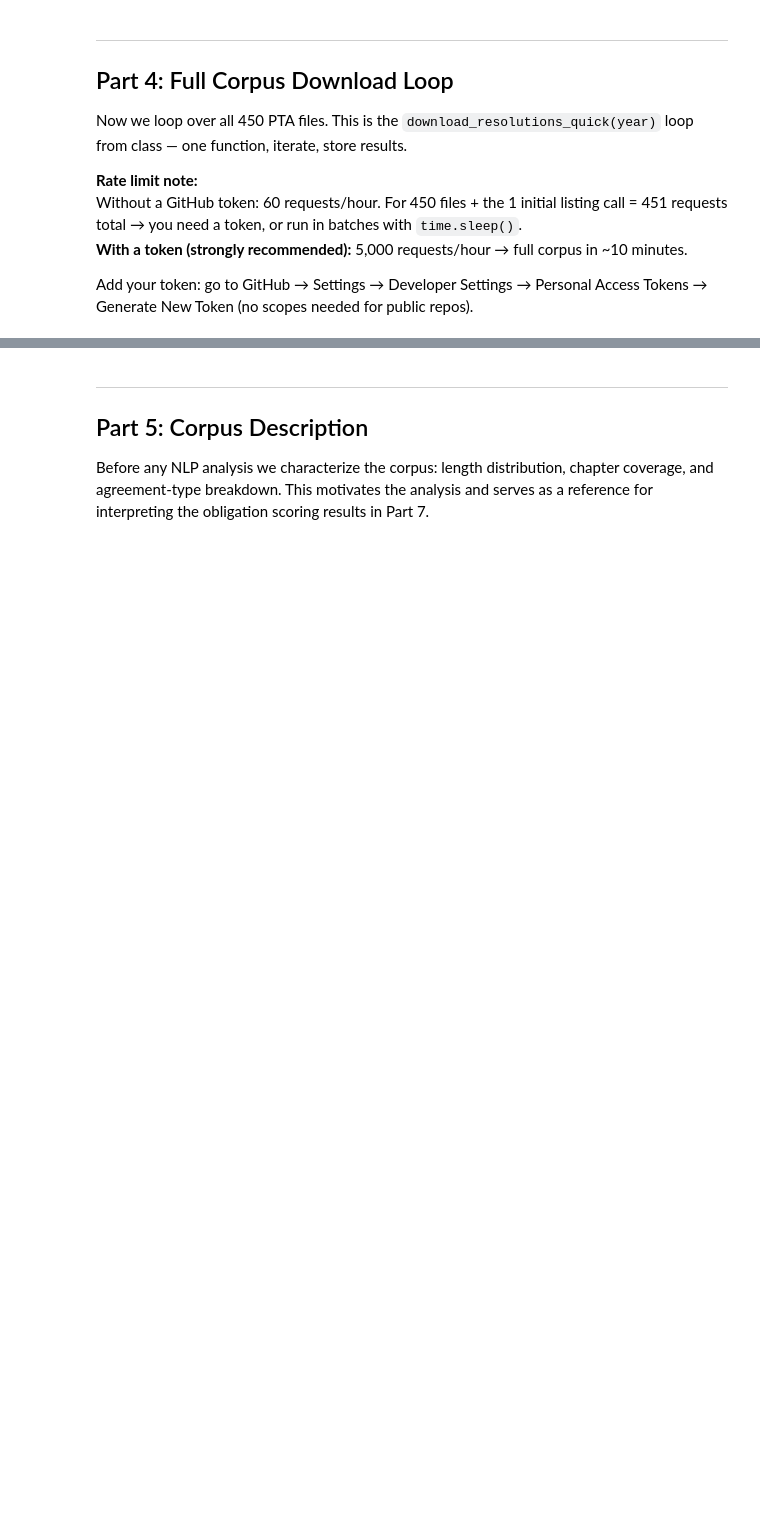
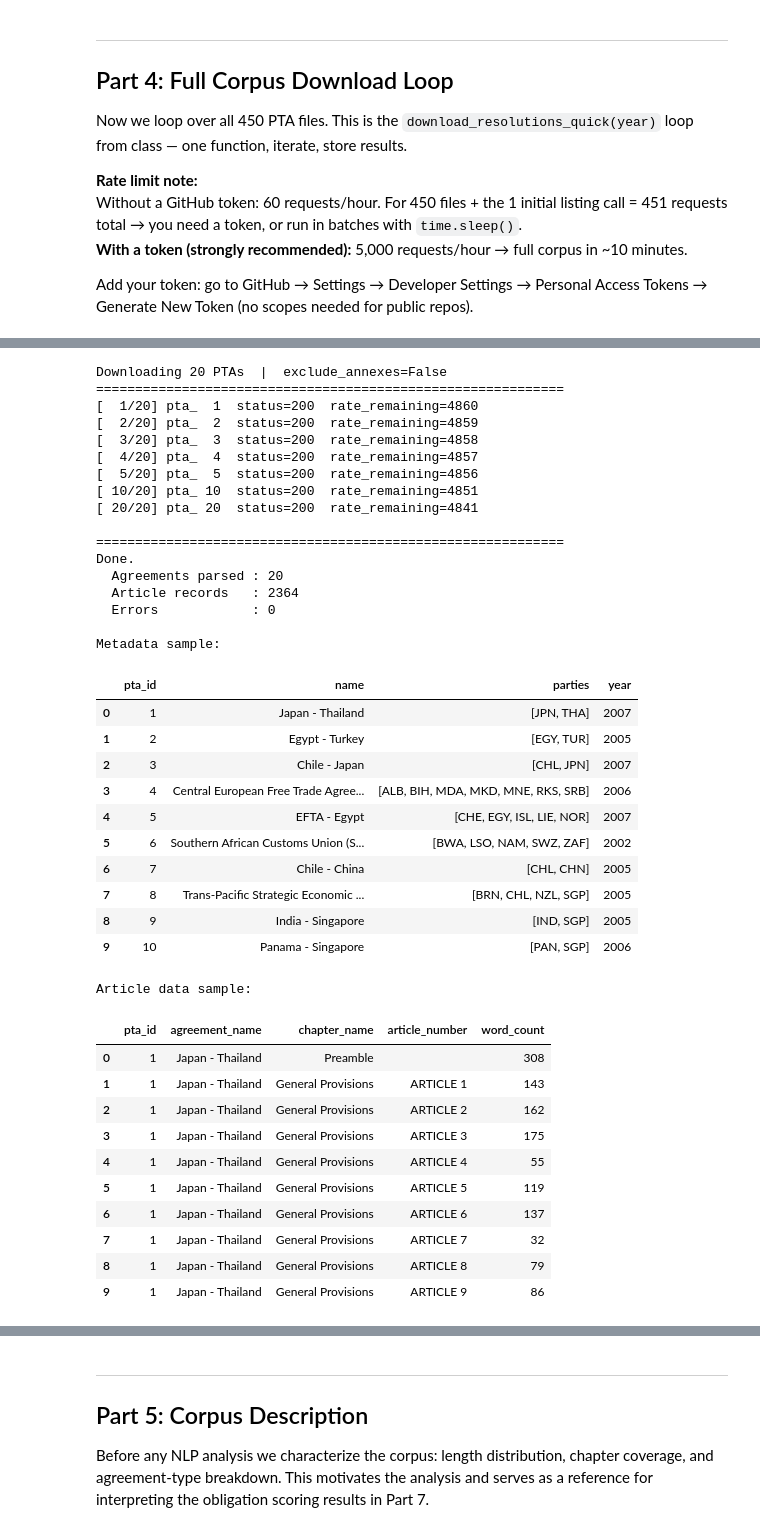
Before and after one commit to jillianhunter013/NLP_Final, a Jupyter notebook: nb_v3.ipynb, the cells around one changed output, grey strips where cells are left out. Saved outputs shown, nothing was run; the diff lists cells and outputs as text; code cells hidden in the pictures; blank space fills up the shorter version.

```diff
--- a/nb_v3.ipynb
+++ b/nb_v3.ipynb
@@ -556,35 +662,76 @@ print("Function defined.")
 
 df_meta_pilot, df_articles_pilot, errors_pilot = download_tota_corpus(
     xml_files_sorted,
-    max_ptas=None,     # change to None for full corpus (needs GitHub token)
+    max_ptas=20,     # change to None for full corpus (needs GitHub token)
     sleep=0.8,
     save_xml=True
 )
 
 print("\nMetadata sample:")
 display(df_meta_pilot[['pta_id', 'name', 'parties', 'year']].head(10))
 
 print("\nArticle data sample:")
 if len(df_articles_pilot) > 0:
     display(df_articles_pilot[['pta_id', 'agreement_name', 'chapter_name',
                                 'article_number', 'word_count']].head(10))
 else:
     print("\n⚠ df_articles is empty — inspecting raw XML structure:")
     sample_files = [f for f in os.listdir(OUTPUT_DIR) if f.endswith('.xml')]
     if sample_files:
         sample_path = os.path.join(OUTPUT_DIR, sorted(sample_files)[0])
         with open(sample_path, encoding='utf-8') as fh:
             raw = fh.read()
         root_dbg = ET.fromstring(raw)
         for child in root_dbg:
             grandchildren = list(child)
             for gc in grandchildren[:3]:
                 ggc = list(gc)
                 print(f"  <{child.tag}> → <{gc.tag}> attrs={gc.attrib}")
                 for ggc_el in ggc[:3]:
                     print(f"    <{ggc_el.tag}> text={repr(ggc_el.text)[:60]}")
     else:
         print("  No XML files in rta_texts/ — check rate limits above.")
+# %% [output]
+Downloading 20 PTAs  |  exclude_annexes=False
+============================================================
+[  1/20] pta_  1  status=200  rate_remaining=4860
+[  2/20] pta_  2  status=200  rate_remaining=4859
+[  3/20] pta_  3  status=200  rate_remaining=4858
+[  4/20] pta_  4  status=200  rate_remaining=4857
+[  5/20] pta_  5  status=200  rate_remaining=4856
+[ 10/20] pta_ 10  status=200  rate_remaining=4851
+[ 20/20] pta_ 20  status=200  rate_remaining=4841
+
+============================================================
+Done.
+  Agreements parsed : 20
+  Article records   : 2364
+  Errors            : 0
+
+Metadata sample:
+|  | pta_id | name | parties | year |
+| 0 | 1 | Japan - Thailand | [JPN, THA] | 2007 |
+| 1 | 2 | Egypt - Turkey | [EGY, TUR] | 2005 |
+| 2 | 3 | Chile - Japan | [CHL, JPN] | 2007 |
+| 3 | 4 | Central European Free Trade Agree... | [ALB, BIH, MDA, MKD, MNE, RKS, SRB] | 2006 |
+| 4 | 5 | EFTA - Egypt | [CHE, EGY, ISL, LIE, NOR] | 2007 |
+| 5 | 6 | Southern African Customs Union (S... | [BWA, LSO, NAM, SWZ, ZAF] | 2002 |
+| 6 | 7 | Chile - China | [CHL, CHN] | 2005 |
+| 7 | 8 | Trans-Pacific Strategic Economic ... | [BRN, CHL, NZL, SGP] | 2005 |
+| 8 | 9 | India - Singapore | [IND, SGP] | 2005 |
+| 9 | 10 | Panama - Singapore | [PAN, SGP] | 2006 |
+Article data sample:
+|  | pta_id | agreement_name | chapter_name | article_number | word_count |
+| 0 | 1 | Japan - Thailand | Preamble |  | 308 |
+| 1 | 1 | Japan - Thailand | General Provisions | ARTICLE 1 | 143 |
+| 2 | 1 | Japan - Thailand | General Provisions | ARTICLE 2 | 162 |
+| 3 | 1 | Japan - Thailand | General Provisions | ARTICLE 3 | 175 |
+| 4 | 1 | Japan - Thailand | General Provisions | ARTICLE 4 | 55 |
+| 5 | 1 | Japan - Thailand | General Provisions | ARTICLE 5 | 119 |
+| 6 | 1 | Japan - Thailand | General Provisions | ARTICLE 6 | 137 |
+| 7 | 1 | Japan - Thailand | General Provisions | ARTICLE 7 | 32 |
+| 8 | 1 | Japan - Thailand | General Provisions | ARTICLE 8 | 79 |
+| 9 | 1 | Japan - Thailand | General Provisions | ARTICLE 9 | 86 |
 # %%
 
 # ── FULL CORPUS RUN ───────────────────────────────────────────────────────────
```
Also changed, not shown: parts of 39 cells of this notebook, 7 other files.
